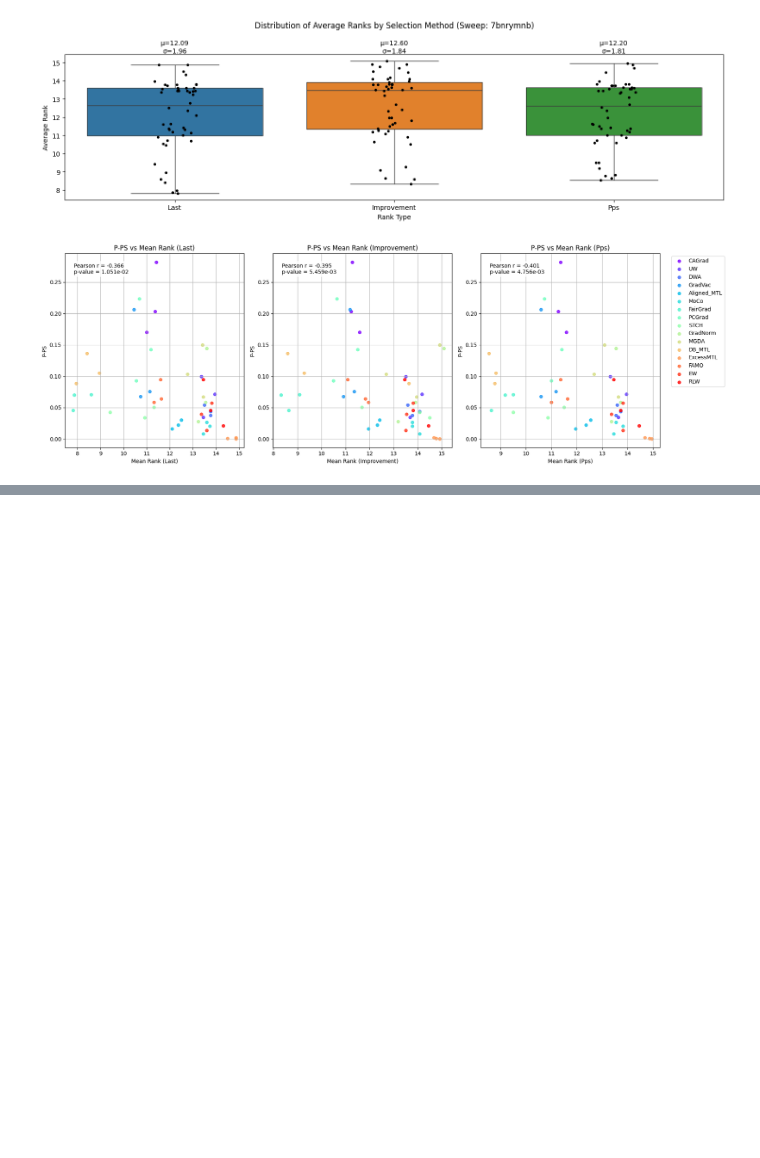
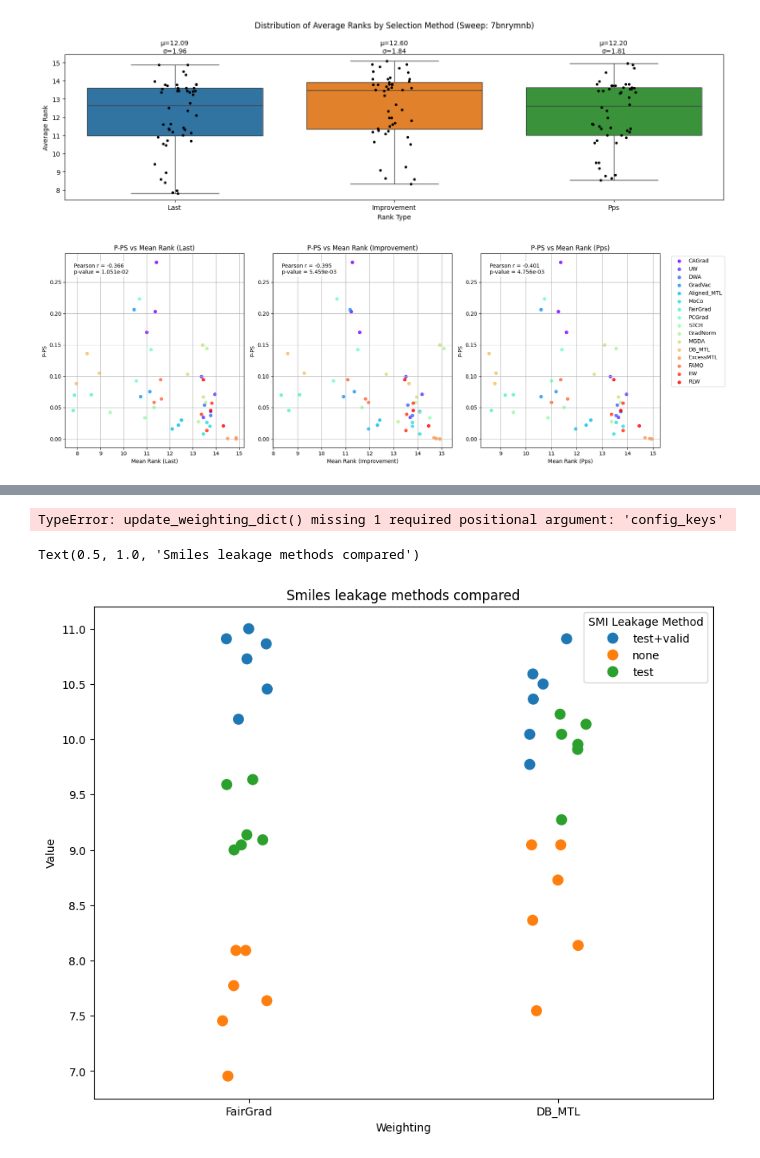
Before and after one commit to blazejba/LibMTL, a Jupyter notebook: examples/tdc/peak_alignment_metric.ipynb, the cells around one changed output, grey strips where cells are left out. Drawn from its saved outputs; the diff is of its cells as text; code cells hidden in the pictures; blank space fills up the shorter version.

```diff
--- a/examples/tdc/peak_alignment_metric.ipynb
+++ b/examples/tdc/peak_alignment_metric.ipynb
@@ -562,0 +595,74 @@ plt.show()
+# %%
+values = ["test/average_rank_last", "test/average_rank_improvement", "test/average_rank_pps", "test/average_rank_independent"]
+
+weighting_dict = update_weighting_dict("c1zmckcc", {}, "EW", values)
+weighting_dict = update_weighting_dict("ma6eb4vg", weighting_dict, "FairGrad", values)
+weighting_dict = update_weighting_dict("hl8f1m7y", weighting_dict, "DB_MTL", values)
+
+plot_data = []
+for weighting, vals in weighting_dict.items():
+    for rank_type in values:
+        for val in vals[rank_type]:
+            plot_data.append({
+                "Weighting": weighting,
+                "Rank Type": rank_type.split("_")[-1].capitalize(),
+                "Value": val
+            })
+
+
+plt.figure(figsize=(10, 8))
+df = pd.DataFrame(plot_data)
+# sns.boxplot(data=df, x='Weighting', y='Value', hue='Rank Type')
+sns.stripplot(data=df, x='Weighting', y='Value', hue='Rank Type', alpha=1.0, jitter=0.1, size=10)
+plt.title("Long runs 500 epochs")
+# %% [output]
+TypeError: update_weighting_dict() missing 1 required positional argument: 'config_keys'
+# %%
+def update_weighting_dict(sweep_id: str, weighting_dict: dict, weighting: str, summary_keys: list):
+    api = wandb.Api()
+    runs = api.runs("BorgwardtLab/libmtl_tdc", filters={"sweep": sweep_id})
+
+    for run in runs:
+        run_weighting = run.config.get("weighting")
+        run_smi_leakage_method = run.config.get("smi_leakage_method")
+
+        if run_weighting == weighting:
+
+            for var_name in summary_keys:
+                var_value = run.summary.get(var_name, None)
+                if var_value is None:
+                    continue
+
+                if (weighting, run_smi_leakage_method) not in weighting_dict:
+                    weighting_dict[(weighting, run_smi_leakage_method)] = {}
+
+                if var_name not in weighting_dict[(weighting, run_smi_leakage_method)]:
+                    weighting_dict[(weighting, run_smi_leakage_method)][var_name] = []
+
+                weighting_dict[(weighting, run_smi_leakage_method)][var_name].append(var_value)
+
+    return weighting_dict
+
+
+values = ["test/average_rank_last"]
+
+weighting_dict = update_weighting_dict("cblj5s09", {}, "FairGrad", values)
+weighting_dict = update_weighting_dict("q2c22d30", weighting_dict, "DB_MTL", values)
+
+plot_data = []
+for (weighting, smi_leakage_method), vals in weighting_dict.items():
+    for rank_type in values:
+        for val in vals[rank_type]:
+            plot_data.append({
+                "Weighting": weighting,
+                "SMI Leakage Method": smi_leakage_method,
+                "Value": val
+            })
+
+plt.figure(figsize=(10, 8))
+df = pd.DataFrame(plot_data)
+sns.stripplot(data=df, x='Weighting', y='Value', hue='SMI Leakage Method', alpha=1.0, jitter=0.1, size=10)
+plt.title("Smiles leakage methods compared")
+# %% [output]
+Text(0.5, 1.0, 'Smiles leakage methods compared')
+[figure, added]
```
Also changed, not shown: parts of 5 cells of this notebook, 1 other file.
